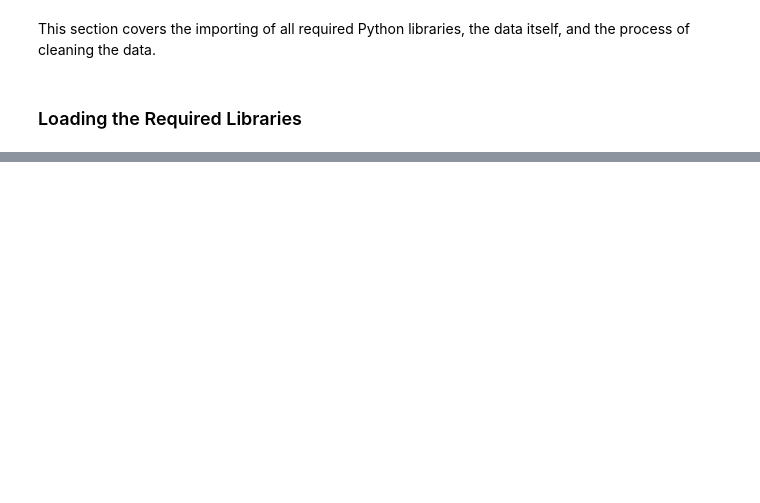
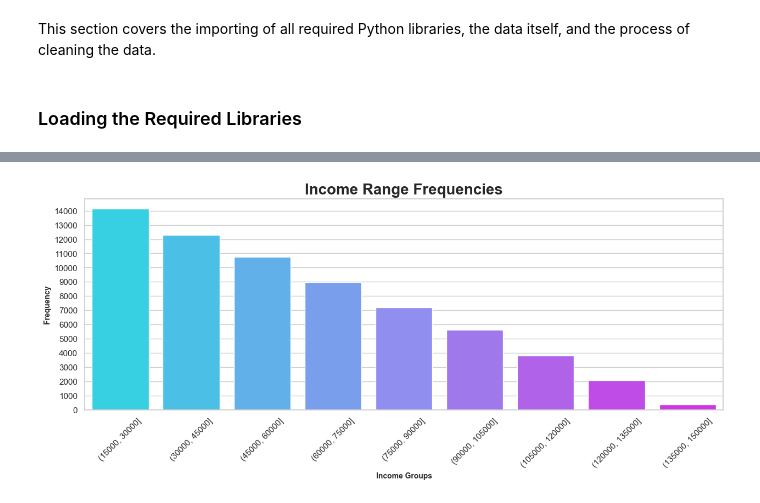
Before and after one commit to the-ethical-ai/Loan_default, a Jupyter notebook: Loan_Default_Full_Report.ipynb, the cells around one changed output, grey strips where cells are left out. Cells and saved outputs as stored; diff of their text form; code cells hidden in the pictures; blank space fills up the shorter version.

```diff
--- a/Loan_Default_Full_Report.ipynb
+++ b/Loan_Default_Full_Report.ipynb
@@ -32,0 +156,23 @@ import plotly.express as px
+# %%
+# Calculating the net differnece between income and loan amount AND
+# the percentage of a person's income that the loan represents.
+'''
+Note: The incLoanPerDiff (income loan percentage difference) is in terms of percent, meaning
+that a value of 246.7 means that the loan is 246.7% of the loan takers income.
+
+The incLoanNetDiff is measuring the raw difference between a person's income and the loan
+value. If the list value is positive, the person took a loan that is smaller than their
+income and if the value is negative, the loan is larger than the income.
+'''
+incLoanNetDiff = []
+incLoanPerDiff = []
+for i in range(df.shape[0]):
+    incLoanNetDiff.append(df.Income[i] - df.LoanAmount[i])
+    incLoanPerDiff.append((df.LoanAmount[i] / df.Income[i])*100)
+
+# adding the new lists to the table
+df['IncLoanNetDiff'] = incLoanNetDiff
+df['IncLoanPerDiff'] = incLoanPerDiff
+
+# displaying the numeric summary of the two new columns
+df[['IncLoanNetDiff', 'IncLoanPerDiff']].describe()
@@ -32,0 +195,23 @@ import plotly.express as px
+# %%
+# defining bin edges for the IncLoanNetDiff column
+diff_bin_edges = range(15000, 160000, 15000)
+
+# making bins
+df['IncLoanDiff_bins'] = pd.cut(df['IncLoanNetDiff'], bins = diff_bin_edges)
+
+# Counting the frequency in each bin
+income_counts = df.IncLoanDiff_bins.value_counts().reset_index()
+income_counts.columns = ['Income Value', 'Count']
+
+# plotting the IncLoanNetDiff frequency counts
+plt.figure(figsize = (15, 5))
+sns.set(style = 'whitegrid')
+sns.barplot(x = 'Income Value', y = 'Count', data = income_counts, palette = 'cool')
+plt.xlabel('Income Groups', weight = 'bold', size = 10)
+plt.ylabel('Frequency', weight = 'bold', size = 10)
+plt.title('Income Range Frequencies', weight = 'bold', size =20)
+plt.xticks(rotation = 45)
+plt.yticks(list(range(0, 15000, 1000)))
+plt.show()
+# %% [output]
+[figure, added]
```
Also changed, not shown: parts of 36 cells of this notebook.
